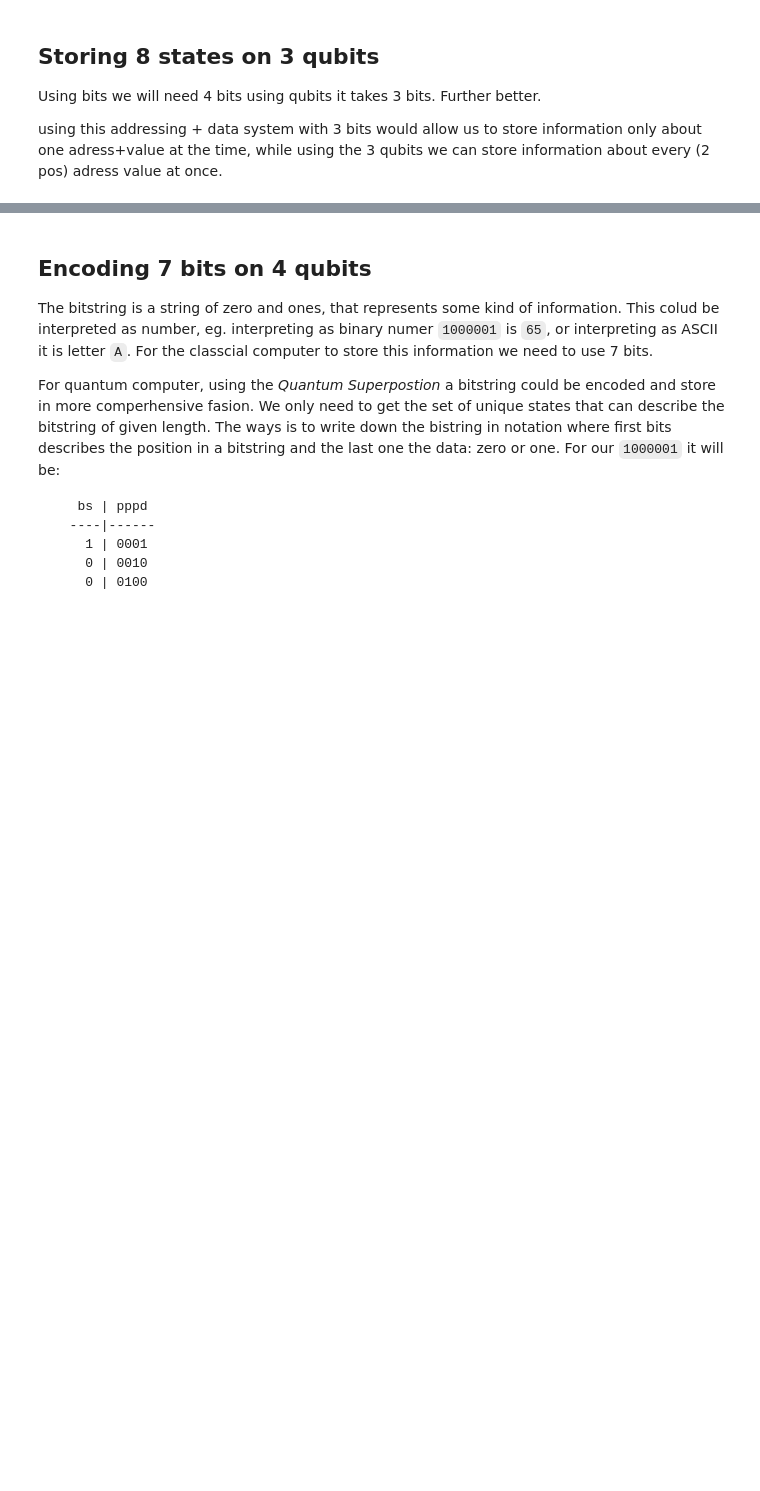
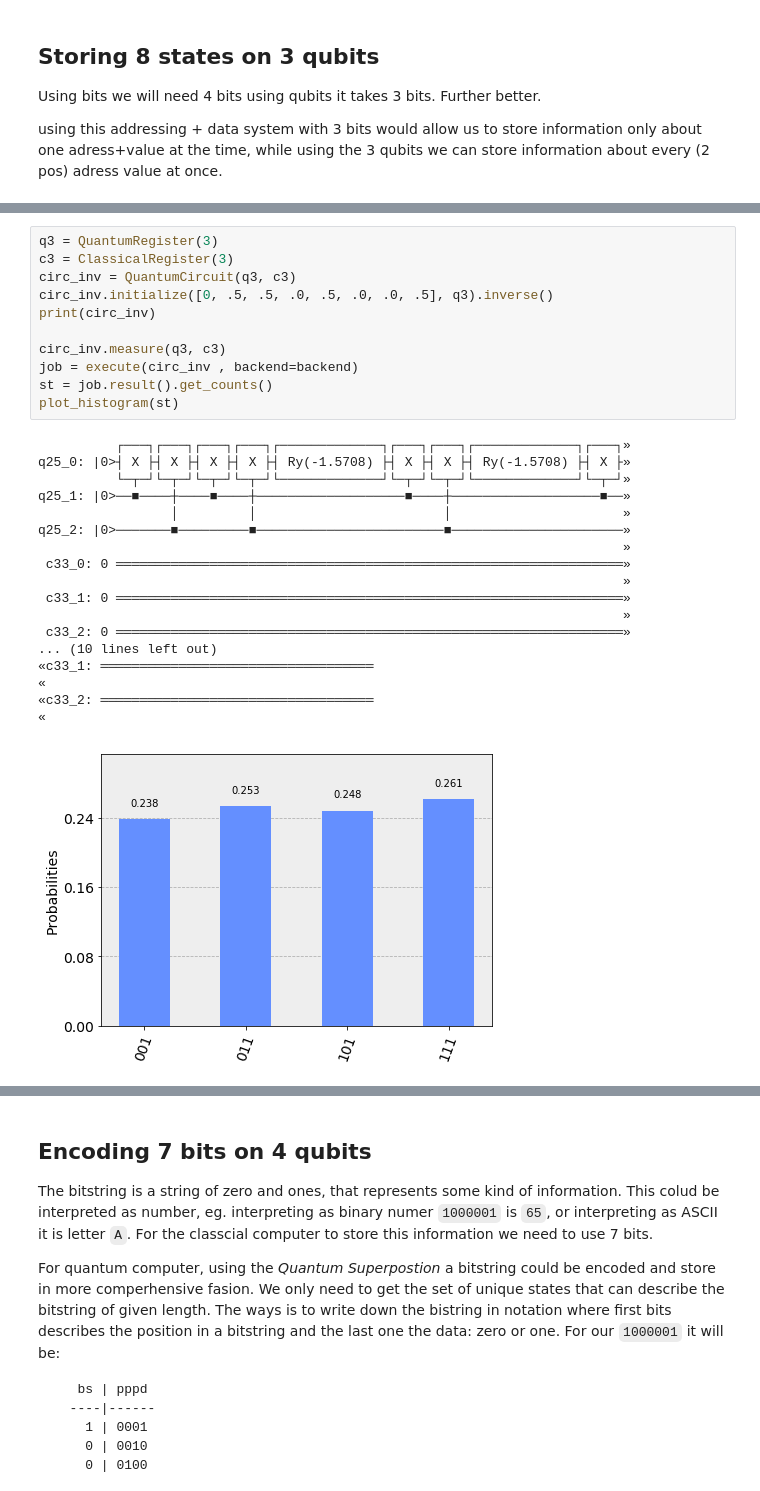
Before and after one commit to lukasszz/qiskit-tutorial, a Jupyter notebook: community/hello_world/bitstring_encoding2.ipynb, the cells around one changed output, grey strips where cells are left out. Drawn from its saved outputs; the diff is of its cells as text; blank space fills up the shorter version.

```diff
--- a/community/hello_world/bitstring_encoding2.ipynb
+++ b/community/hello_world/bitstring_encoding2.ipynb
@@ -302,0 +348,30 @@ n
+# %%
+q3 = QuantumRegister(3)
+c3 = ClassicalRegister(3)
+circ_inv = QuantumCircuit(q3, c3)
+circ_inv.initialize([0, .5, .5, .0, .5, .0, .0, .5], q3).inverse()
+print(circ_inv)
+
+circ_inv.measure(q3, c3)
+job = execute(circ_inv , backend=backend)
+st = job.result().get_counts()
+plot_histogram(st)
+# %% [output]
+          ┌───┐┌───┐┌───┐┌───┐┌─────────────┐┌───┐┌───┐┌─────────────┐┌───┐»
+q25_0: |0>┤ X ├┤ X ├┤ X ├┤ X ├┤ Ry(-1.5708) ├┤ X ├┤ X ├┤ Ry(-1.5708) ├┤ X ├»
+          └─┬─┘└─┬─┘└─┬─┘└─┬─┘└─────────────┘└─┬─┘└─┬─┘└─────────────┘└─┬─┘»
+q25_1: |0>──■────┼────■────┼───────────────────■────┼───────────────────■──»
+                 │         │                        │                      »
+q25_2: |0>───────■─────────■────────────────────────■──────────────────────»
+                                                                           »
+ c33_0: 0 ═════════════════════════════════════════════════════════════════»
+                                                                           »
+ c33_1: 0 ═════════════════════════════════════════════════════════════════»
+                                                                           »
+ c33_2: 0 ═════════════════════════════════════════════════════════════════»
+... (10 lines left out)
+«c33_1: ═══════════════════════════════════
+«
+«c33_2: ═══════════════════════════════════
+«
+[figure, added]
```
Also changed, not shown: parts of 16 cells of this notebook.
